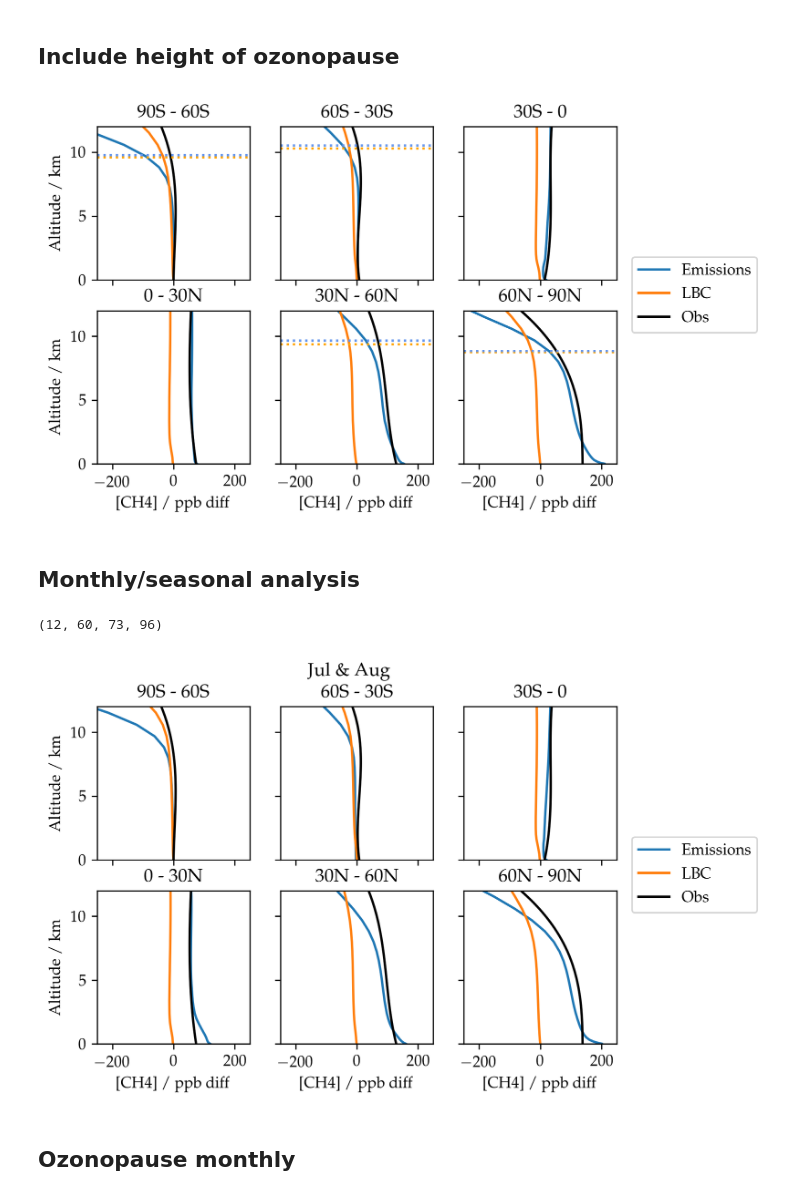
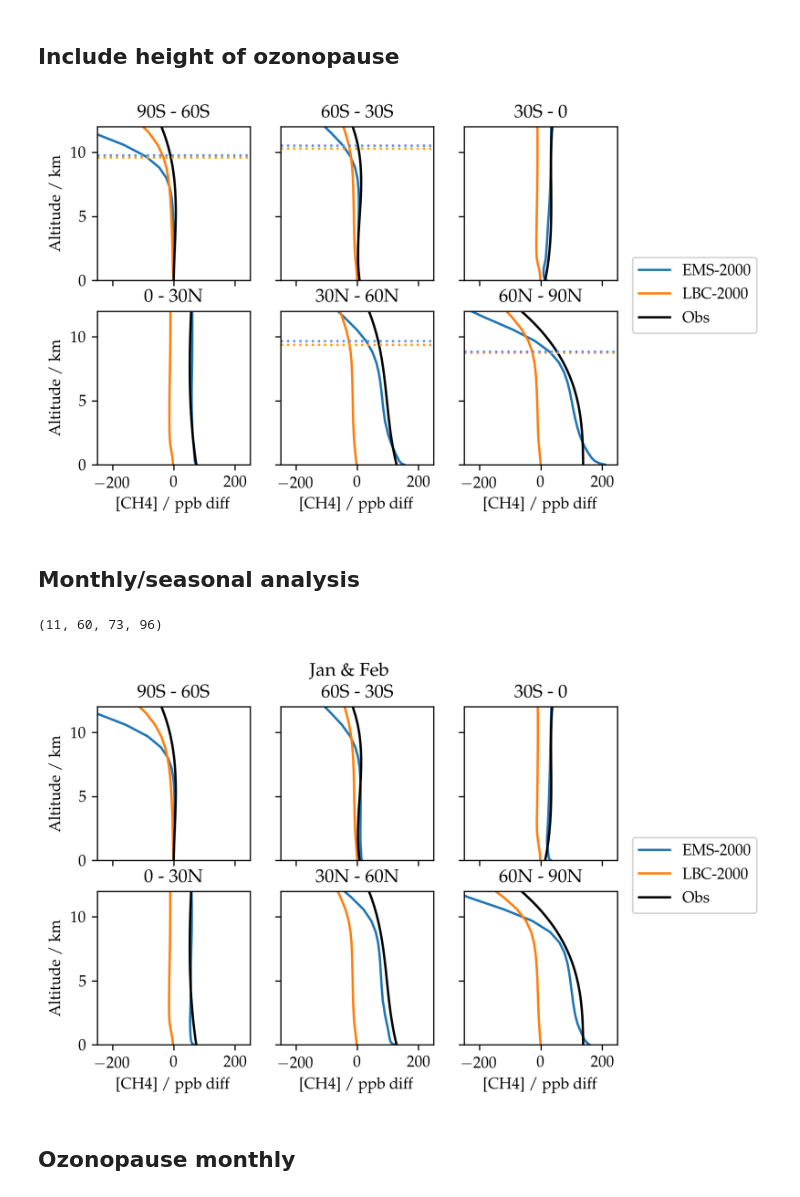
Before and after one commit to zosiast/blueberry_11_19, a Jupyter notebook: basic_plots/ch4_vert_prof_compare.ipynb, the cells around one changed output. Drawn from its saved outputs; the diff is of its cells as text; code cells hidden in the pictures.

Commit message:
changes labels for vert prof plots

```diff
--- a/basic_plots/ch4_vert_prof_compare.ipynb
+++ b/basic_plots/ch4_vert_prof_compare.ipynb
@@ -95,8 +95,8 @@ plt_labels=["90S - 60S","60S - 30S","30S - 0","0 - 30N","30N - 60N","60N - 90N"]
 
 for i in range(6):
     ax = plt.subplot(2,3,i+1)
-    ax.plot(lat_bands_ch4[i,:] - base_em[0], alt/1000, label=f'Emissions')
-    ax.plot(lat_bands_ch4_lbc[i,:] - base_lbc[0], alt_lbc/1000, label=f'LBC')
+    ax.plot(lat_bands_ch4[i,:] - base_em[0], alt/1000, label=f'EMS-2000')
+    ax.plot(lat_bands_ch4_lbc[i,:] - base_lbc[0], alt_lbc/1000, label=f'LBC-2000')
     ax.plot(lat_bands_ch4_obs[i,:] - base_obs, yvals/1000, c ='k' ,label=f'Obs')
     ax.set_ylim(0,12)
     ax.set_xlim(-250,250) #+- 250 for ch4
@@ -126,8 +126,8 @@ plt_labels=["90S - 60S","60S - 30S","30S - 0","0 - 30N","30N - 60N","60N - 90N"]
 
 for i in range(6):
     ax = plt.subplot(2,3,i+1)
-    ax.plot(lat_bands_ch4[i,:] - base_em[0], alt/1000, label=f'Emissions')
-    ax.plot(lat_bands_ch4_lbc[i,:] - base_lbc[0], alt_lbc/1000, label=f'LBC')
+    ax.plot(lat_bands_ch4[i,:] - base_em[0], alt/1000, label=f'EMS-2000')
+    ax.plot(lat_bands_ch4_lbc[i,:] - base_lbc[0], alt_lbc/1000, label=f'LBC-2000')
     ax.plot(lat_bands_ch4_obs[i,:] - base_obs, yvals/1000, c ='k' ,label=f'Obs')
     ax.plot([-250, 250], [ozone_100_xgywn[i], ozone_100_xgywn[i]], 'orange',linestyle=':')
     ax.plot([-250, 250], [ozone_100_xltln[i], ozone_100_xltln[i]], 'cornflowerblue',linestyle=':')
@@ -145,7 +145,7 @@ for ax in fig.get_axes():
 #for legend for all lines in all subplots
 #fig.legend(bbox_to_anchor=(1.1,1))
 # %% [output]
-[figure, old version]
+[figure, new version]
 # %% [markdown]
 ## Monthly/seasonal analysis
 # %%
@@ -170,8 +170,8 @@ def select_month_data(month,month_list,arr):
     return(np.array(jan_ch4))
 # %%
 #change integer to select month
-a = 7
-b = 8
+a = 1
+b = 2
 
 ch4_a = select_month_data(a,ch4_xl_months,ch4)
 ch4_b = select_month_data(b,ch4_xl_months,ch4)
@@ -179,7 +179,7 @@ ch4_a_lbc = select_month_data(a,ch4_xg_months,ch4_lbc)
 ch4_b_lbc = select_month_data(b,ch4_xg_months,ch4_lbc)
 print(ch4_a.shape)
 # %% [output]
-(12, 60, 73, 96)
+(11, 60, 73, 96)
 # %%
 #seasonal mean from months, over lon and time
 ch4_mean = np.mean(np.concatenate((ch4_a,ch4_b)), axis=(0,3))
@@ -191,34 +191,34 @@ lat_bands_ch4_lbc_sea, base_lbc = lat_bin_data(lat_lbc, ch4_mean_lbc)
 # %%
 fig = plt.figure(dpi=300)
 #ax = plt.axes()
 
 plt_labels=["90S - 60S","60S - 30S","30S - 0","0 - 30N","30N - 60N","60N - 90N"]
 months = ['Jan', 'Feb', 'Mar', 'Apr', 'May', 'Jun','Jul','Aug','Sep','Oct','Nov','Dec']
 
 for i in range(6):
     ax = plt.subplot(2,3,i+1)
-    ax.plot(lat_bands_ch4_sea[i,:] - base_em[0], alt/1000, label=f'Emissions')
-    ax.plot(lat_bands_ch4_lbc_sea[i,:] - base_lbc[0], alt_lbc/1000, label=f'LBC')
+    ax.plot(lat_bands_ch4_sea[i,:] - base_em[0], alt/1000, label=f'EMS-2000')
+    ax.plot(lat_bands_ch4_lbc_sea[i,:] - base_lbc[0], alt_lbc/1000, label=f'LBC-2000')
     ax.plot(lat_bands_ch4_obs[i,:] - base_obs, yvals/1000, c ='k' ,label=f'Obs')
     #ax.plot([-250, 250], [ozone_100_xgywn_JF[i], ozone_100_xgywn_JF[i]], 'orange',linestyle=':')
     #ax.plot([-250, 250], [ozone_100_xltln_JF[i], ozone_100_xltln_JF[i]], 'cornflowerblue',linestyle=':')
     ax.set_ylim(0,12)
     ax.set_xlim(-250,250)
     plt.xlabel(f'[{var_lab}] / ppb diff')
     plt.ylabel('Altitude / km')
     plt.title(f'{plt_labels[i]}')
     if i == 5:
         plt.legend(bbox_to_anchor=(1.05,1.4))
 
 for ax in fig.get_axes():
     ax.label_outer()
 
 fig.suptitle(f'{months[a-1]} \& {months[b-1]}')
 #for legend for all lines in all subplots
 #fig.legend(bbox_to_anchor=(1.1,1))
 plt.savefig(f'{outfile}/{var_name}_vert_prof_{months[a-1]}_{months[b-1]}.png')
 # %% [output]
-[figure, old version]
+[figure, new version]
 # %% [markdown]
 ## Ozonopause monthly
 # %%
```
Also changed, not shown: parts of 2 cells of this notebook.
